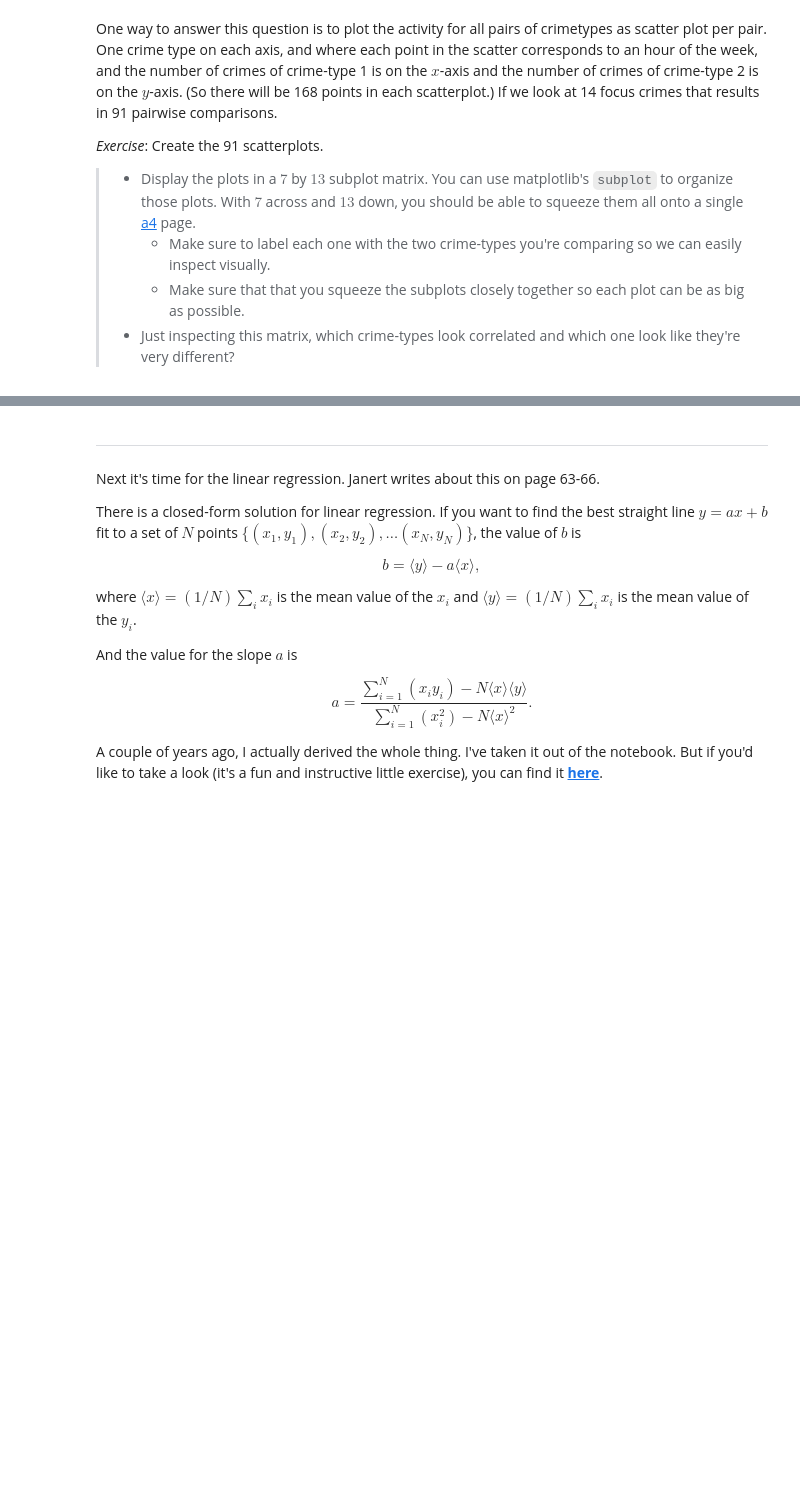
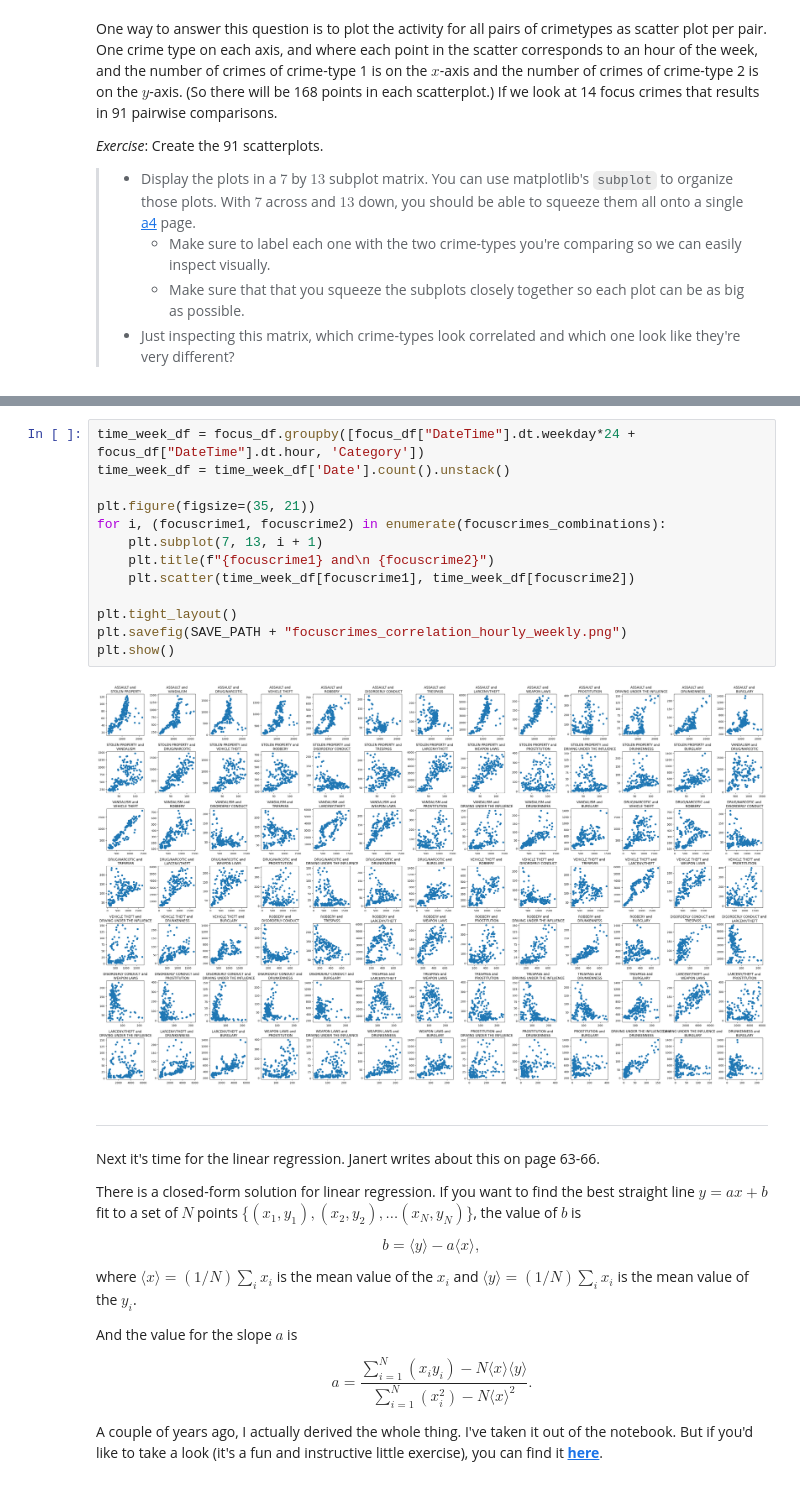
Before and after one commit to WeatherBoy/socialdata2024, a Jupyter notebook: lectures/Week5.ipynb, the cells around one changed output, grey strips where cells are left out. Drawn from its saved outputs; the diff is of its cells as text; blank space fills up the shorter version.

```diff
--- a/lectures/Week5.ipynb
+++ b/lectures/Week5.ipynb
@@ -210,3 +245,18 @@ One way to answer this question is to plot the activity for all pairs of crimety
+# %%
+time_week_df = focus_df.groupby([focus_df["DateTime"].dt.weekday*24 + focus_df["DateTime"].dt.hour, 'Category'])
+time_week_df = time_week_df['Date'].count().unstack()
+
+plt.figure(figsize=(35, 21))
+for i, (focuscrime1, focuscrime2) in enumerate(focuscrimes_combinations):
+    plt.subplot(7, 13, i + 1)
+    plt.title(f"{focuscrime1} and\n {focuscrime2}")
+    plt.scatter(time_week_df[focuscrime1], time_week_df[focuscrime2])
+
+plt.tight_layout()
+plt.savefig(SAVE_PATH + "focuscrimes_correlation_hourly_weekly.png")
+plt.show()
+# %% [output]
+[figure, added]
 # %% [markdown]
 ---
 
```
Also changed, not shown: parts of 6 cells of this notebook, 6 other files.
